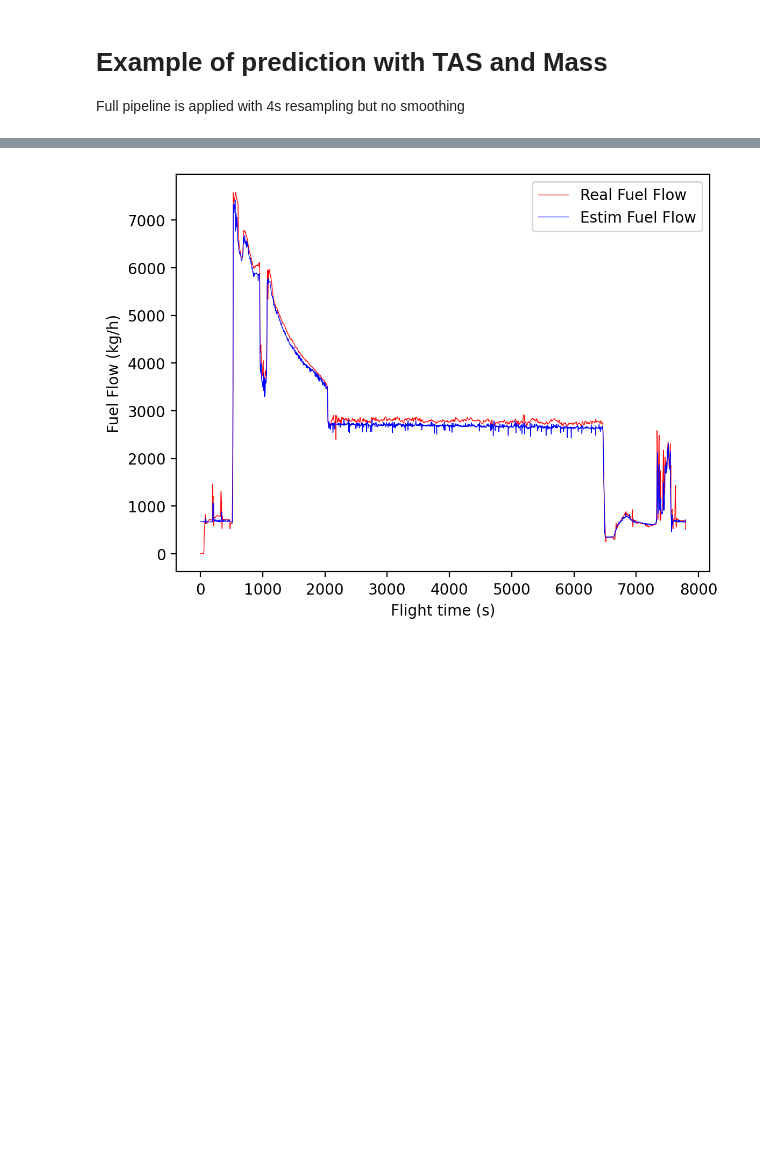
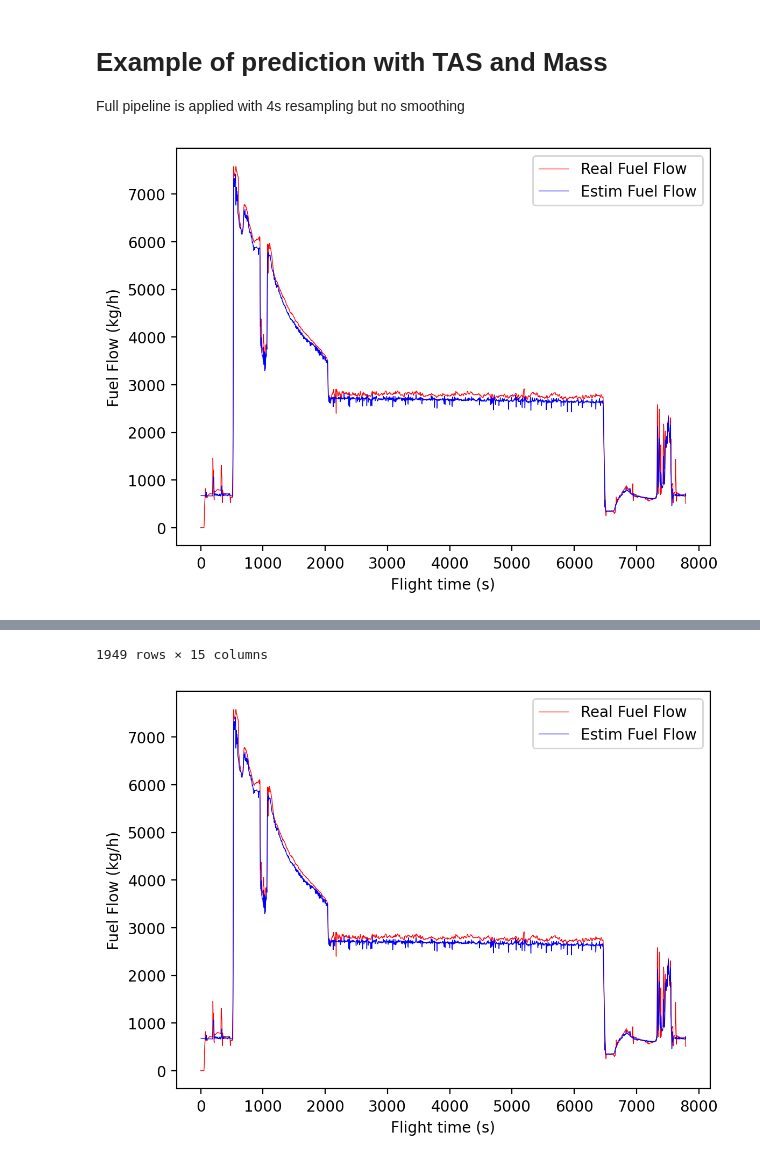
Before and after one commit to DGAC/Acropole, a Jupyter notebook: examples/examples.ipynb, the cells around one changed output, grey strips where cells are left out. Cells and saved outputs as stored; diff of their text form; code cells hidden in the pictures; blank space fills up the shorter version.

```diff
--- a/examples/examples.ipynb
+++ b/examples/examples.ipynb
@@ -143,3 +142,17 @@ plt.show()
 # %% [markdown]
 # Example of prediction with TAS and Mass
 Full pipeline is applied with 4s resampling but no smoothing
+# %%
+plt.figure(dpi=200)
+df2 = trajectory.trajectory_process(df, tas=COL_TRUE_AIR_SPD_KT, mass_kg=COL_MASS_KG,
+                                    cols_keep=cols_keep, cols_smooth=cols_smooth, cols_resample=cols_resample)
+df2 = df2[cols_out]
+plt.plot(df2[COL_FLIGHT_TIME], 2*df2[COL_FUEL_FLOW_KGH], color='r',lw=0.5, label="Real Fuel Flow")
+plt.plot(df2[COL_FLIGHT_TIME], df2[COL_ESTIM_FUEL_FLOW_KGH], color='b',lw=0.5, label="Estim Fuel Flow")
+plt.xlabel("Flight time (s)")
+plt.ylabel("Fuel Flow (kg/h)")
+plt.legend()
+plt.show()
+df2
+# %% [output]
+[figure, added]
@@ -146,3 +171,4 @@ Full pipeline is applied with 4s resampling but no smoothing
+1949 rows × 15 columns
 # %%
 plt.figure(dpi=200)
 df2 = trajectory.trajectory_process(df, tas=COL_TRUE_AIR_SPD_KT, mass_kg=COL_MASS_KG,
```
Also changed, not shown: parts of 4 cells of this notebook, 6 other files.
